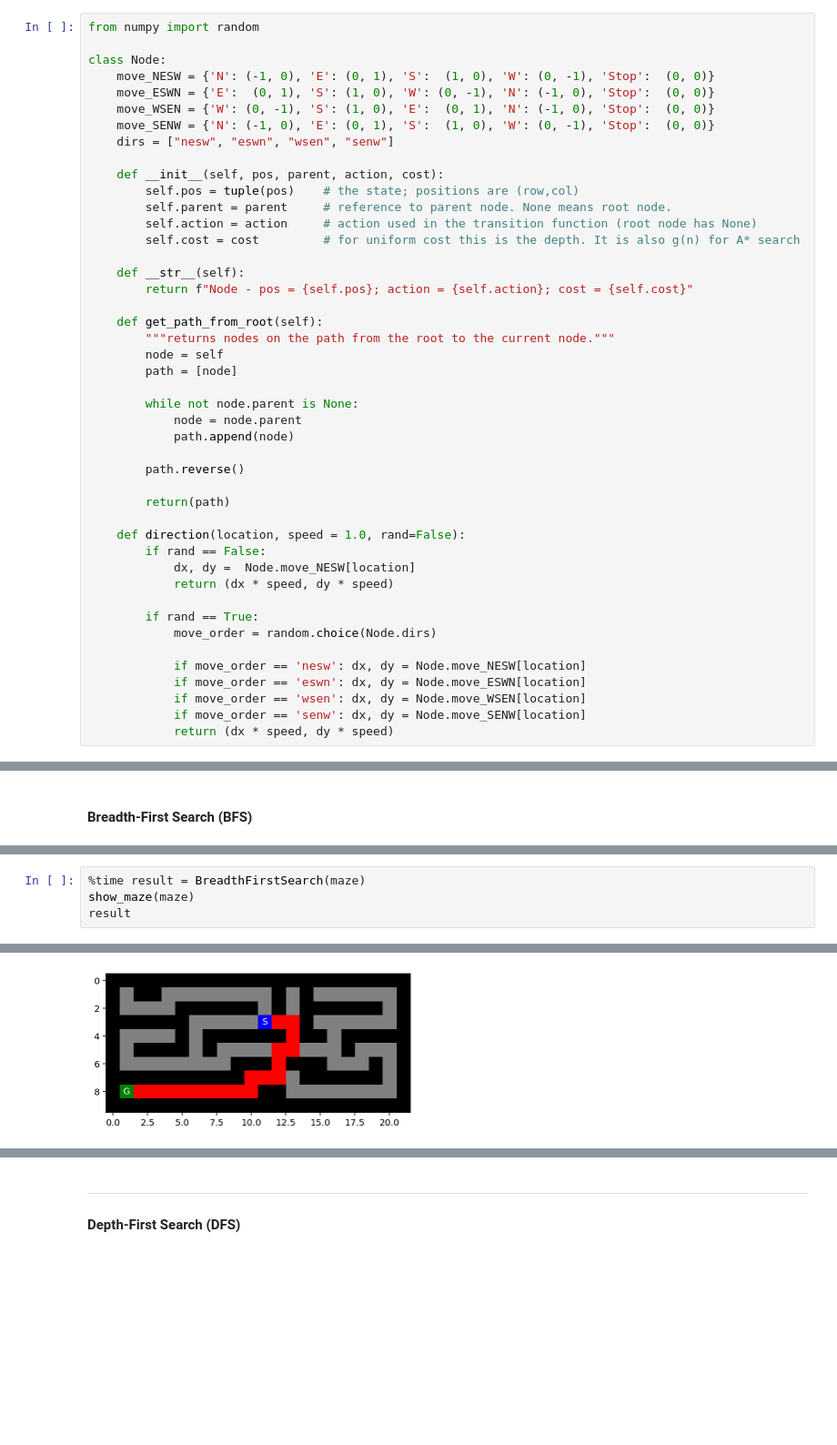
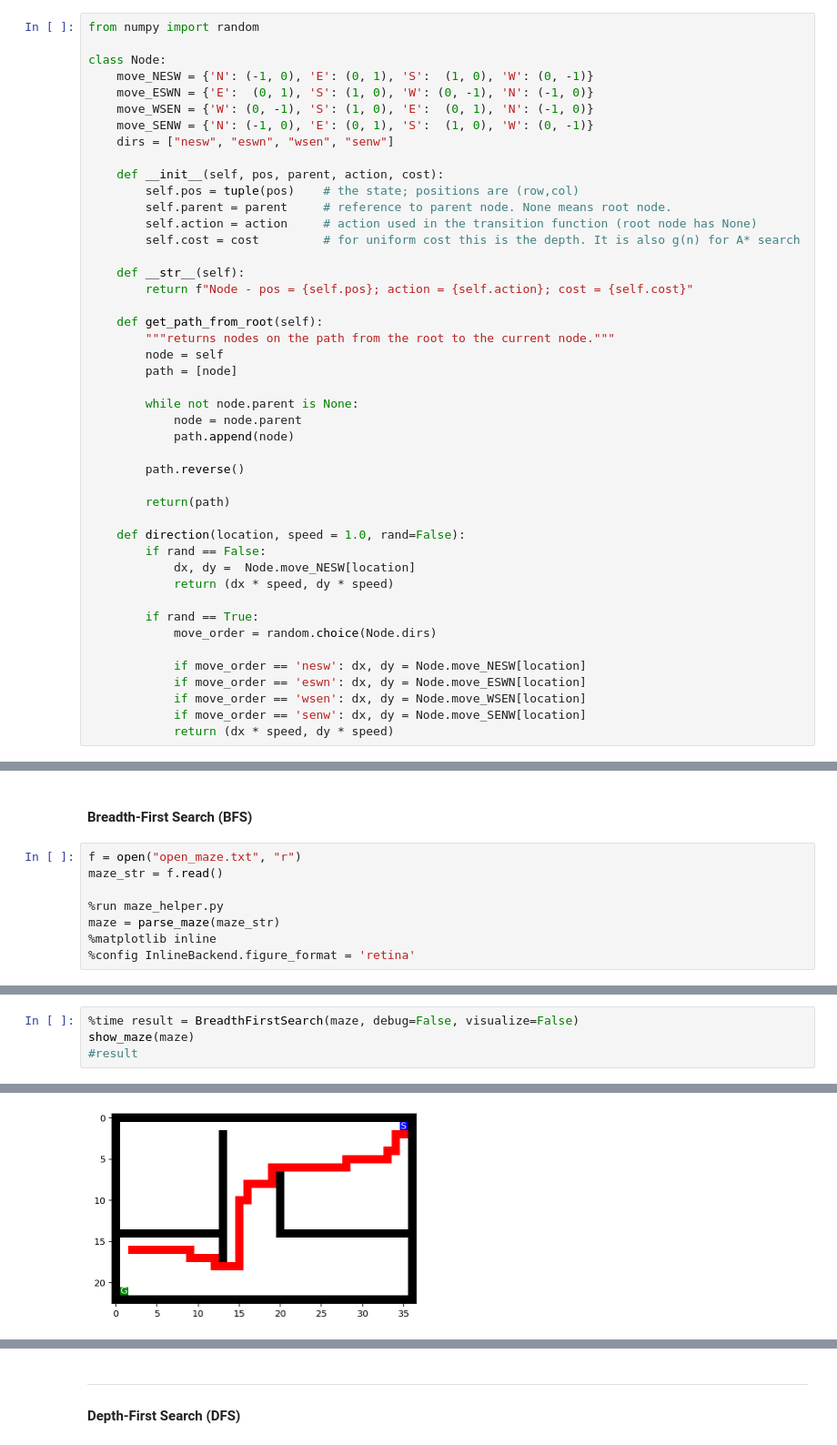
Before and after one commit to luisegarduno/Ai-Projects, a Jupyter notebook: Search/Maze.ipynb, the cells around one changed output, grey strips where cells are left out. Shown at 91% size. Saved outputs shown, nothing was run; the diff lists cells and outputs as text; blank space fills up the shorter version.

```diff
--- a/Search/Maze.ipynb
+++ b/Search/Maze.ipynb
@@ -84,10 +73,10 @@ Here is an implementation of the basic node structure for the search algorithms
 from numpy import random
 
 class Node:
-    move_NESW = {'N': (-1, 0), 'E': (0, 1), 'S':  (1, 0), 'W': (0, -1), 'Stop':  (0, 0)}
-    move_ESWN = {'E':  (0, 1), 'S': (1, 0), 'W': (0, -1), 'N': (-1, 0), 'Stop':  (0, 0)}
-    move_WSEN = {'W': (0, -1), 'S': (1, 0), 'E':  (0, 1), 'N': (-1, 0), 'Stop':  (0, 0)}
-    move_SENW = {'N': (-1, 0), 'E': (0, 1), 'S':  (1, 0), 'W': (0, -1), 'Stop':  (0, 0)}
+    move_NESW = {'N': (-1, 0), 'E': (0, 1), 'S':  (1, 0), 'W': (0, -1)}
+    move_ESWN = {'E':  (0, 1), 'S': (1, 0), 'W': (0, -1), 'N': (-1, 0)}
+    move_WSEN = {'W': (0, -1), 'S': (1, 0), 'E':  (0, 1), 'N': (-1, 0)}
+    move_SENW = {'N': (-1, 0), 'E': (0, 1), 'S':  (1, 0), 'W': (0, -1)}
     dirs = ["nesw", "eswn", "wsen", "senw"]
 
     def __init__(self, pos, parent, action, cost):
@@ -239,5 +228,13 @@ __Notes:__
 * If DFS does not use a `reached` data structure, then its cycle checking abilities are limited. You will see in your experiments that open spaces are a problem.
 # %% [markdown]
 #### Breadth-First Search (BFS)
+# %%
+f = open("open_maze.txt", "r")
+maze_str = f.read()
+
+%run maze_helper.py
+maze = parse_maze(maze_str)
+%matplotlib inline
+%config InlineBackend.figure_format = 'retina'
 # %%
 from numpy import random
@@ -307,6 +337,6 @@ def Expand(problem, node):
     return s
 # %%
-%time result = BreadthFirstSearch(maze)
+%time result = BreadthFirstSearch(maze, debug=False, visualize=False)
 show_maze(maze)
-result
+#result
 # %% [output]
@@ -317 +360 @@ Wall time: 28 ms
-[figure, old version]
+[figure, new version]
```
Also changed, not shown: parts of 4 cells of this notebook.
